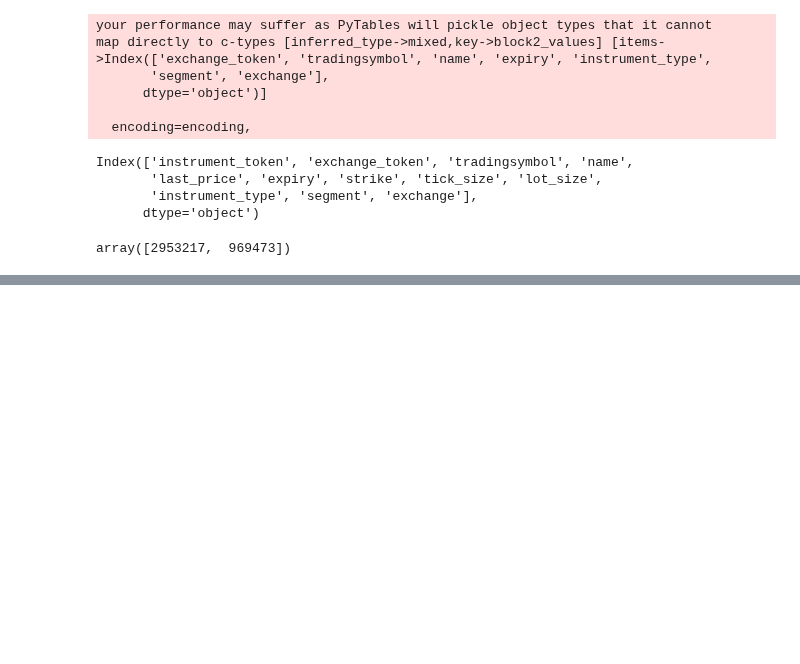
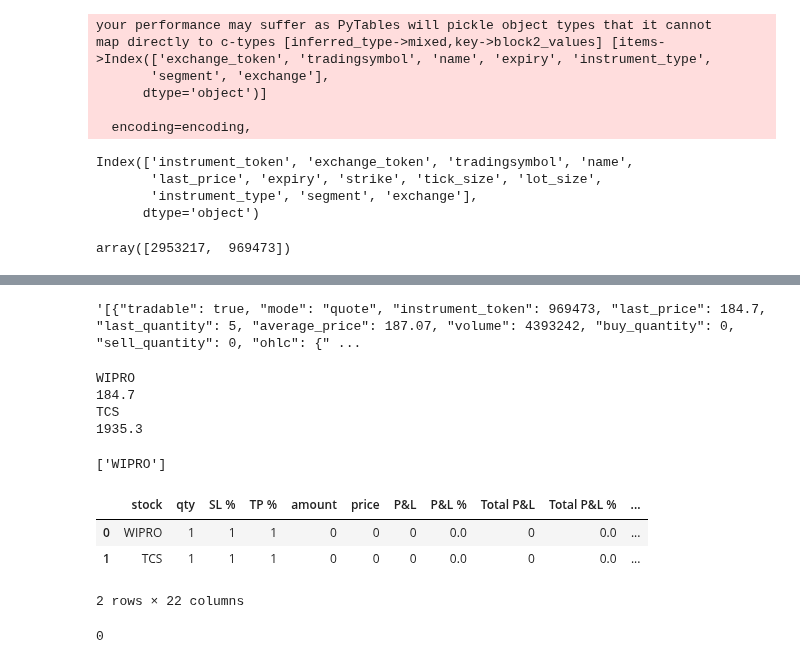
Before and after one commit to suhansaha/algotrader, a Jupyter notebook: src/freedom_v2_unit_test.ipynb, the cells around one changed output, grey strips where cells are left out. Drawn from its saved outputs; the diff is of its cells as text; code cells hidden in the pictures; blank space fills up the shorter version.

```diff
--- a/src/freedom_v2_unit_test.ipynb
+++ b/src/freedom_v2_unit_test.ipynb
@@ -415,0 +672,4 @@ array([2953217,  969473])
+# %%
+msg['data']
+# %% [output]
+'[{"tradable": true, "mode": "quote", "instrument_token": 969473, "last_price": 184.7, "last_quantity": 5, "average_price": 187.07, "volume": 4393242, "buy_quantity": 0, "sell_quantity": 0, "ohlc": {" ...
@@ -415,0 +678,29 @@ array([2953217,  969473])
+# %%
+for data in val:
+    instrument_token = data['instrument_token']
+    stock_id = live_cache.hmget('eq_token',instrument_token)[0]
+
+
+    ltp = data['last_price']
+    #temp_df = pd.DataFrame(data={'date':[date_val],'ltp':[ltp]})
+    #temp_df = temp_df.set_index('date')
+    #temp_df.index = pd.to_datetime(temp_df.index)
+    print(stock_id)
+    print(ltp)
+    hash_key = stock_id
+# %% [output]
+WIPRO
+184.7
+TCS
+1935.3
+# %%
+stock_id
+# %% [output]
+['WIPRO']
+# %%
+live_cache.getValue()
+# %% [output]
+|  | stock | qty | SL % | TP % | amount | price | P&L | P&L % | Total P&L | Total P&L % | ... |
+| 0 | WIPRO | 1 | 1 | 1 | 0 | 0 | 0 | 0.0 | 0 | 0.0 | ... |
+| 1 | TCS | 1 | 1 | 1 | 0 | 0 | 0 | 0.0 | 0 | 0.0 | ... |
+2 rows × 22 columns
@@ -415,0 +709,13 @@ array([2953217,  969473])
+# %%
+stock_key = 'TCS'
+live_cache.setValue(stock_key, 'algo', 'haikin_1_new')
+live_cache.setValue(stock_key, 'freq', '1T')
+live_cache.setValue(stock_key, 'qty', 1)
+live_cache.setValue(stock_key, 'SL %', 1)
+live_cache.setValue(stock_key, 'TP %', 1)
+live_cache.setValue(stock_key, 'P&L', 0)
+live_cache.setValue(stock_key, 'Total P&L', 0)
+live_cache.setValue(stock_key, 'price', 0)
+live_cache.setValue(stock_key, 'hdf_freq', 'minute')
+# %% [output]
+0
```
Also changed, not shown: parts of 45 cells of this notebook, 4 other files.
